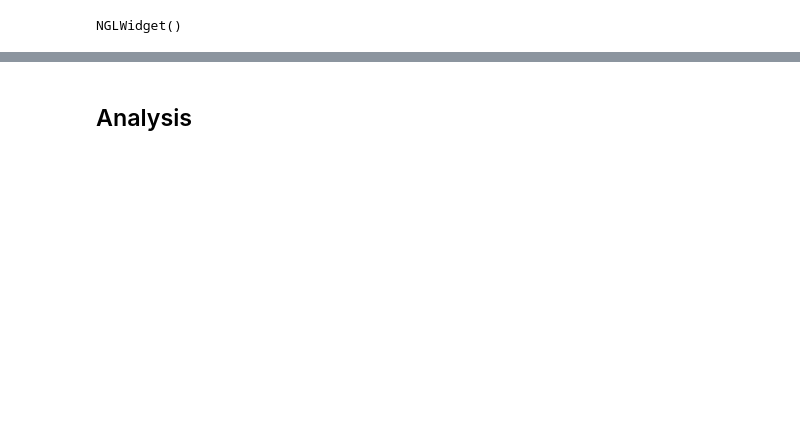
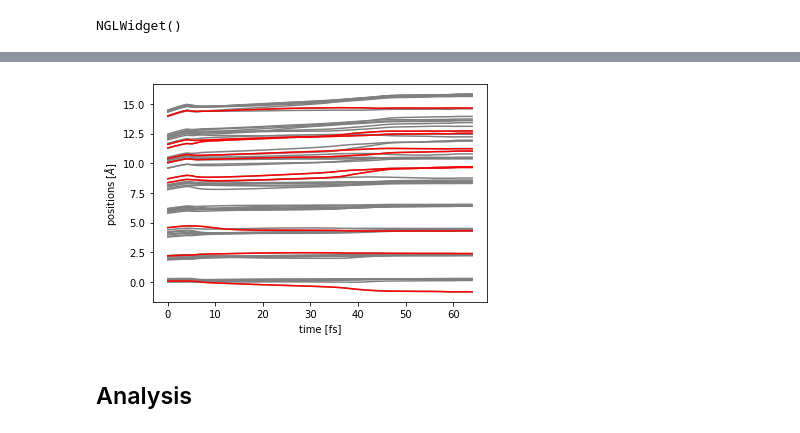
Before and after one commit to pyiron-workshop/pyiron-virtual-workshop-2020, a Jupyter notebook: tutorials/day_1/ex_1_introduction.ipynb, the cells around one changed output, grey strips where cells are left out. Cells and saved outputs as stored; diff of their text form; code cells hidden in the pictures; blank space fills up the shorter version.

```diff
--- a/tutorials/day_1/ex_1_introduction.ipynb
+++ b/tutorials/day_1/ex_1_introduction.ipynb
@@ -124,3 +126,10 @@ NGLWidget(max_frame=50)
+# %%
+plt.plot(job_lammps_minimize.output.unwrapped_positions[:, :, 2], color="grey")
+plt.plot(job_lammps_minimize.output.unwrapped_positions[:, H_indices, 2], color="red")
+plt.xlabel("time [fs]")
+plt.ylabel("positions [$\AA$]");
+# %% [output]
+[figure, added]
 # %% [markdown]
 ## Analysis
 # %%
```
Also changed, not shown: parts of 9 cells of this notebook, 7 other files.
